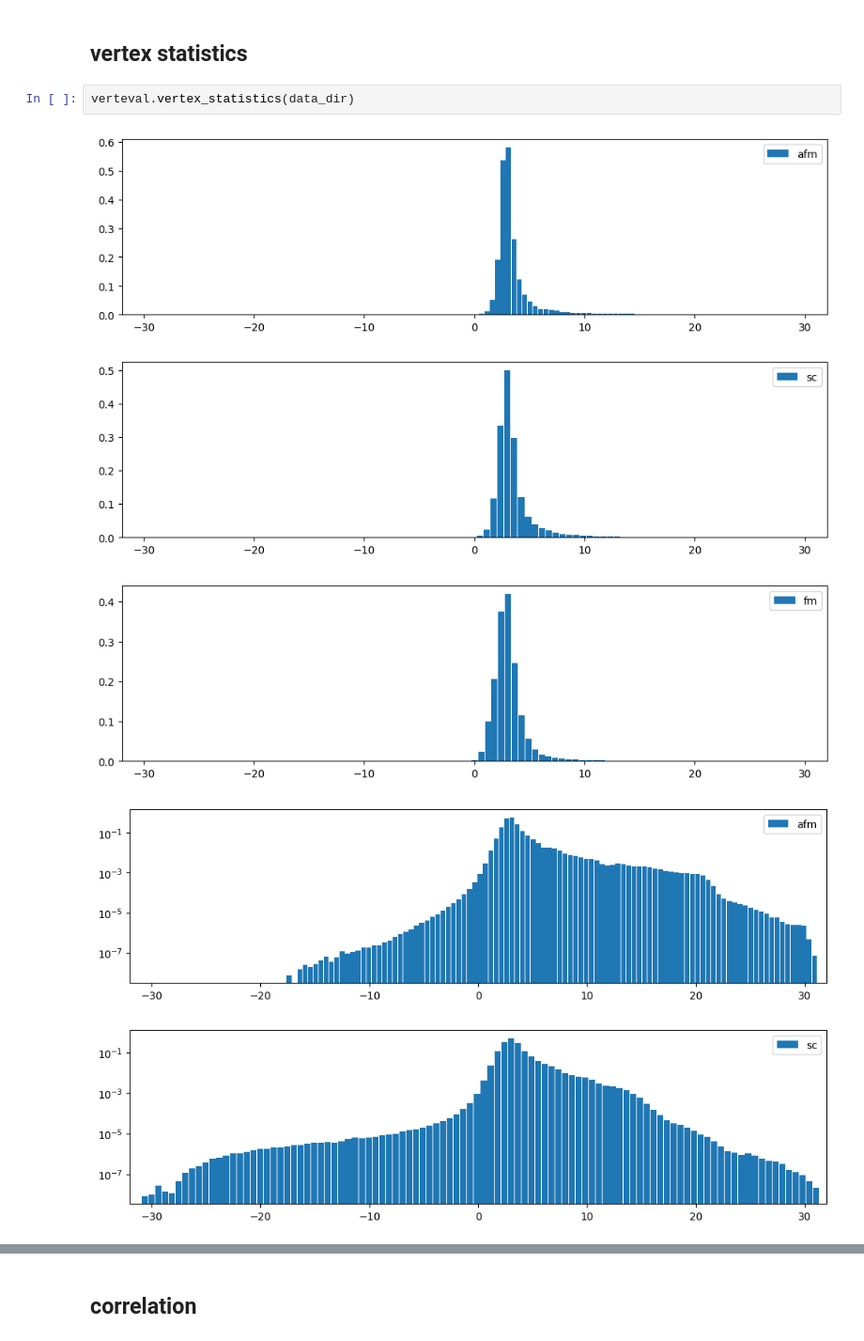
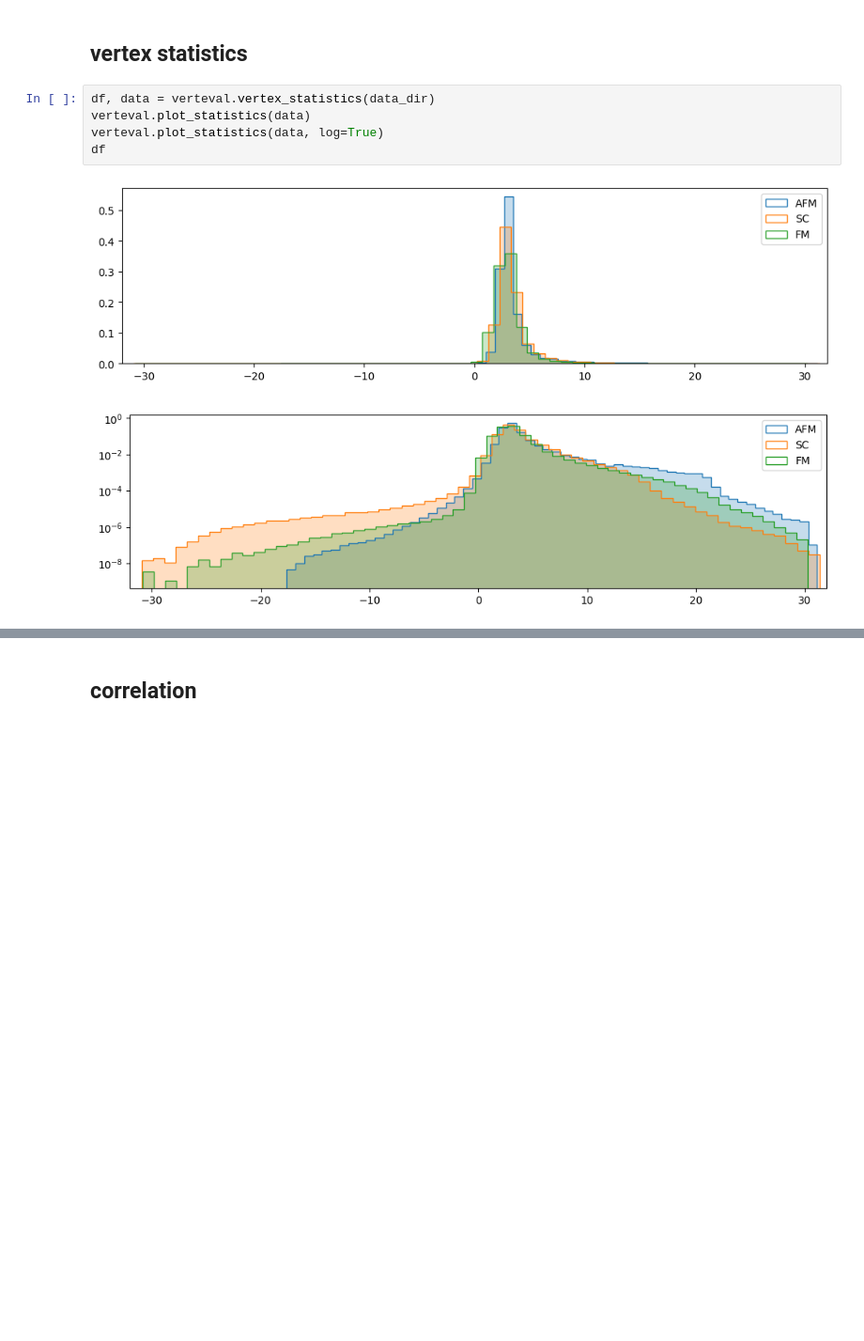
Before and after one commit to DanielSpringer/PhysML, a Jupyter notebook: notebooks/vertex/plot_results.ipynb, the cells around one changed output, grey strips where cells are left out. Shown at 94% size. Saved outputs shown, nothing was run; the diff lists cells and outputs as text; blank space fills up the shorter version.

```diff
--- a/notebooks/vertex/plot_results.ipynb
+++ b/notebooks/vertex/plot_results.ipynb
@@ -52,10 +52,10 @@ vertvis.plot_compare_slices(vertices)
 # %% [markdown]
 ## vertex statistics
 # %%
-verteval.vertex_statistics(data_dir)
+df, data = verteval.vertex_statistics(data_dir)
+verteval.plot_statistics(data)
+verteval.plot_statistics(data, log=True)
+df
 # %% [output]
-[figure, old version]
+[figure, new version]
-[figure, old version]
+[figure, new version]
-[figure, removed]
-[figure, removed]
-[figure, removed]
```
Also changed, not shown: parts of 7 cells of this notebook, 2 other files.
